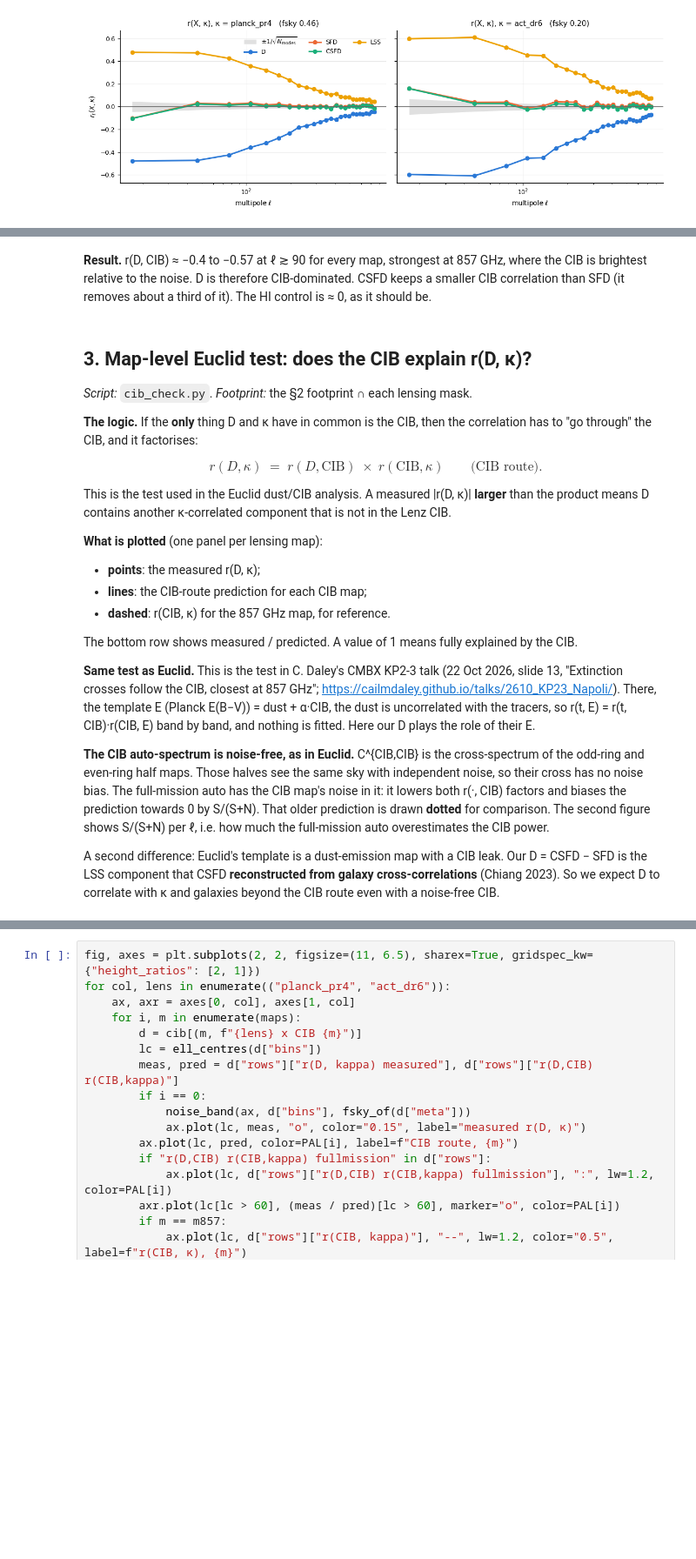
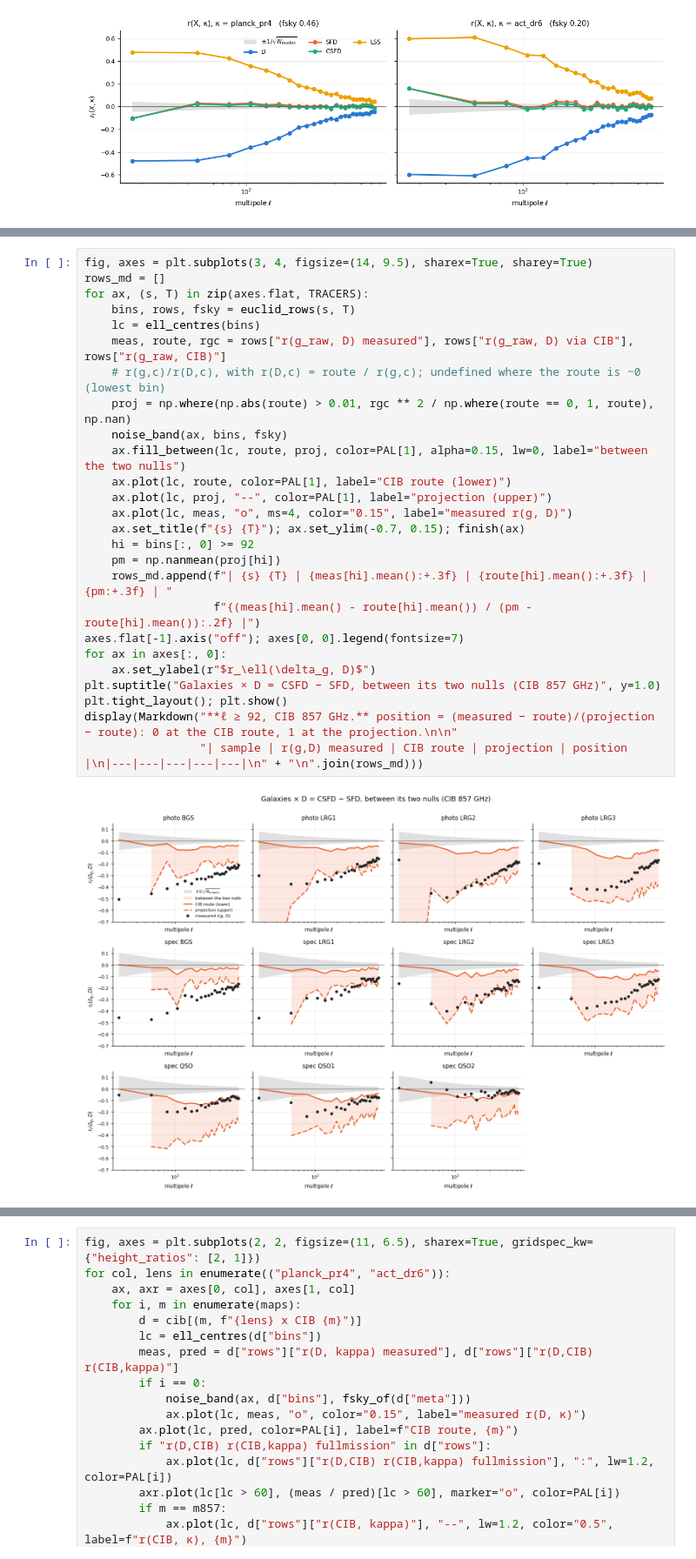
Before and after one commit to sofiachiarenza/Y3_mock_imweights, a Jupyter notebook: TESTS_SUMMARY.ipynb, the cells around one changed output, grey strips where cells are left out. Shown at 87% size. Cells and saved outputs as stored; diff of their text form; blank space fills up the shorter version.

```diff
--- a/TESTS_SUMMARY.ipynb
+++ b/TESTS_SUMMARY.ipynb
@@ -170,24 +312,28 @@ display(Markdown("**Mean over ℓ ≥ 92**\n\n| CIB map | r(D,CIB) | r(SFD,CIB)
-# %% [markdown]
-**Result.** r(D, CIB) ≈ −0.4 to −0.57 at ℓ ≳ 90 for every map, strongest at 857 GHz, where the CIB is brightest relative to the noise. D is therefore CIB-dominated. CSFD keeps a smaller CIB correlation than SFD (it removes about a third of it). The HI control is ≈ 0, as it should be.
-# %% [markdown]
-## 3. Map-level Euclid test: does the CIB explain r(D, κ)?
-*Script:* `cib_check.py`. *Footprint:* the §2 footprint ∩ each lensing mask.
-
-**The logic.** If the **only** thing D and κ have in common is the CIB, then the correlation has to "go through" the CIB, and it factorises:
-
-$$ r(D,\kappa)\;=\;r(D,\mathrm{CIB})\;\times\;r(\mathrm{CIB},\kappa) \qquad\text{(CIB route)}.$$
-
-This is the test used in the Euclid dust/CIB analysis. A measured |r(D, κ)| **larger** than the product means D contains another κ-correlated component that is not in the Lenz CIB.
-
-**What is plotted** (one panel per lensing map):
-* **points**: the measured r(D, κ);
-* **lines**: the CIB-route prediction for each CIB map;
-* **dashed**: r(CIB, κ) for the 857 GHz map, for reference.
-
-The bottom row shows measured / predicted. A value of 1 means fully explained by the CIB.
-
-**Same test as Euclid.** This is the test in C. Daley's CMBX KP2-3 talk (22 Oct 2026, slide 13, "Extinction crosses follow the CIB, closest at 857 GHz"; https://cailmdaley.github.io/talks/2610_KP23_Napoli/). There, the template E (Planck E(B−V)) = dust + α·CIB, the dust is uncorrelated with the tracers, so r(t, E) = r(t, CIB)·r(CIB, E) band by band, and nothing is fitted. Here our D plays the role of their E.
-
-**The CIB auto-spectrum is noise-free, as in Euclid.** C^{CIB,CIB} is the cross-spectrum of the odd-ring and even-ring half maps. Those halves see the same sky with independent noise, so their cross has no noise bias. The full-mission auto has the CIB map's noise in it: it lowers both r(·, CIB) factors and biases the prediction towards 0 by S/(S+N). That older prediction is drawn **dotted** for comparison. The second figure shows S/(S+N) per ℓ, i.e. how much the full-mission auto overestimates the CIB power.
-
-A second difference: Euclid's template is a dust-emission map with a CIB leak. Our D = CSFD − SFD is the LSS component that CSFD **reconstructed from galaxy cross-correlations** (Chiang 2023). So we expect D to correlate with κ and galaxies beyond the CIB route even with a noise-free CIB.
+# %%
+fig, axes = plt.subplots(3, 4, figsize=(14, 9.5), sharex=True, sharey=True)
+rows_md = []
+for ax, (s, T) in zip(axes.flat, TRACERS):
+    bins, rows, fsky = euclid_rows(s, T)
+    lc = ell_centres(bins)
+    meas, route, rgc = rows["r(g_raw, D) measured"], rows["r(g_raw, D) via CIB"], rows["r(g_raw, CIB)"]
+    # r(g,c)/r(D,c), with r(D,c) = route / r(g,c); undefined where the route is ~0 (lowest bin)
+    proj = np.where(np.abs(route) > 0.01, rgc ** 2 / np.where(route == 0, 1, route), np.nan)
+    noise_band(ax, bins, fsky)
+    ax.fill_between(lc, route, proj, color=PAL[1], alpha=0.15, lw=0, label="between the two nulls")
+    ax.plot(lc, route, color=PAL[1], label="CIB route (lower)")
+    ax.plot(lc, proj, "--", color=PAL[1], label="projection (upper)")
+    ax.plot(lc, meas, "o", ms=4, color="0.15", label="measured r(g, D)")
+    ax.set_title(f"{s} {T}"); ax.set_ylim(-0.7, 0.15); finish(ax)
+    hi = bins[:, 0] >= 92
+    pm = np.nanmean(proj[hi])
+    rows_md.append(f"| {s} {T} | {meas[hi].mean():+.3f} | {route[hi].mean():+.3f} | {pm:+.3f} | "
+                   f"{(meas[hi].mean() - route[hi].mean()) / (pm - route[hi].mean()):.2f} |")
+axes.flat[-1].axis("off"); axes[0, 0].legend(fontsize=7)
+for ax in axes[:, 0]:
+    ax.set_ylabel(r"$r_\ell(\delta_g, D)$")
+plt.suptitle("Galaxies × D = CSFD − SFD, between its two nulls (CIB 857 GHz)", y=1.0)
+plt.tight_layout(); plt.show()
+display(Markdown("**ℓ ≥ 92, CIB 857 GHz.** position = (measured − route)/(projection − route): 0 at the CIB route, 1 at the projection.\n\n"
+                 "| sample | r(g,D) measured | CIB route | projection | position |\n|---|---|---|---|---|\n" + "\n".join(rows_md)))
+# %% [output]
+[figure, added]
```
Also changed, not shown: parts of 35 cells of this notebook, 3 other files.
